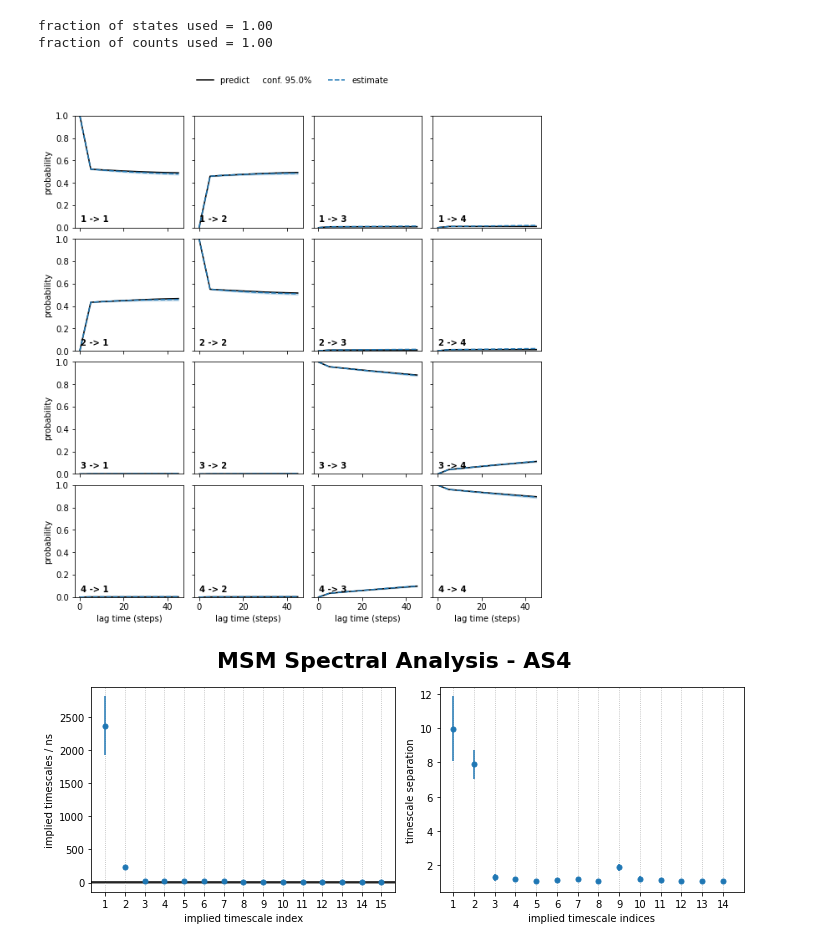
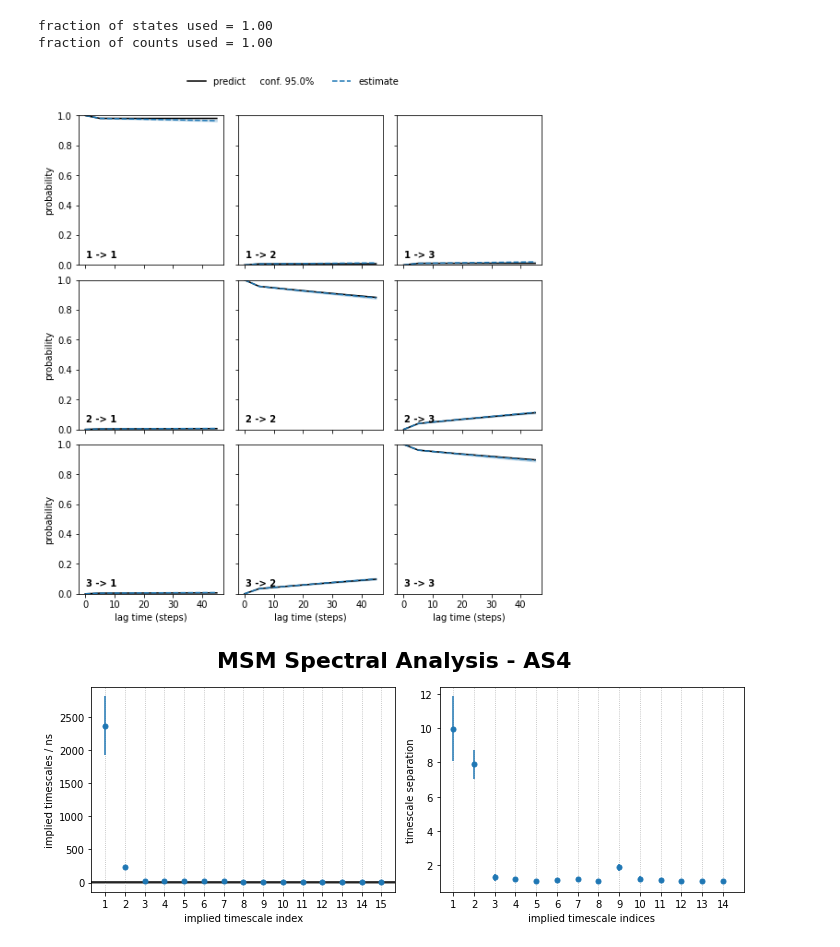
Before and after one commit to saguileran/MD-SCPI, a Jupyter notebook: NoteBooks/PyEMMA_AS4.ipynb, the cells around one changed output. Drawn from its saved outputs; the diff is of its cells as text; code cells hidden in the pictures.

```diff
--- a/NoteBooks/PyEMMA_AS4.ipynb
+++ b/NoteBooks/PyEMMA_AS4.ipynb
@@ -149,12 +149,12 @@ fraction of states used = 1.00
 fraction of counts used = 1.00
 # %%
 #@title Chapman-Kolmogorov test
-nstates = 4
+nstates = 3
 plt.close()
 cktest = msm.cktest(nstates, mlags=10)
 pyemma.plots.plot_cktest(cktest, dt=1.0, units='steps');
 # %% [output]
-[figure, old version]
+[figure, new version]
 # %%
 #@title MSM Spectral Analysis
 def its_separation_err(ts, ts_err):
```
Also changed, not shown: parts of 8 cells of this notebook.
